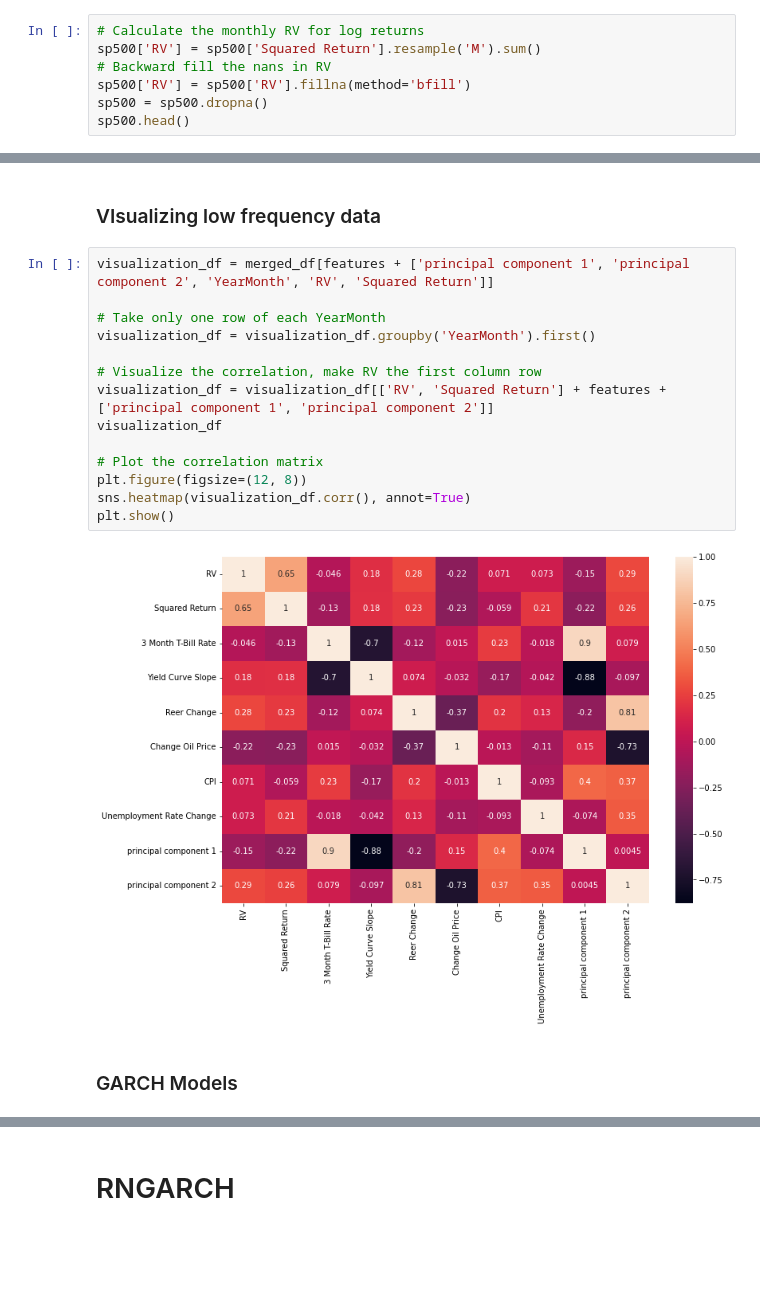
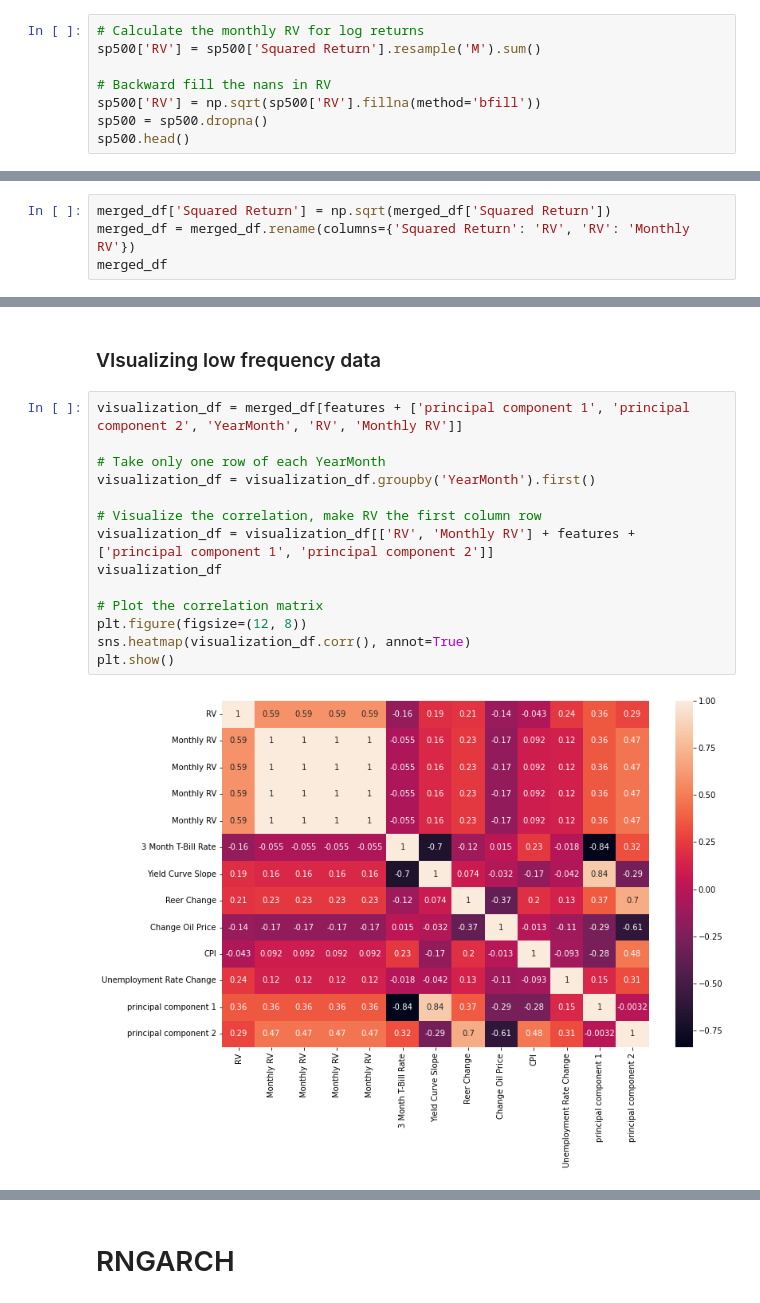
Before and after one commit to setamies/volatility-modeling, a Jupyter notebook: main.ipynb, the cells around one changed output, grey strips where cells are left out. Cells and saved outputs as stored; diff of their text form; blank space fills up the shorter version.

```diff
--- a/main.ipynb
+++ b/main.ipynb
@@ -71,8 +54,9 @@ macro_df
 # %%
 # Calculate the monthly RV for log returns
 sp500['RV'] = sp500['Squared Return'].resample('M').sum()
+
 # Backward fill the nans in RV
-sp500['RV'] = sp500['RV'].fillna(method='bfill')
+sp500['RV'] = np.sqrt(sp500['RV'].fillna(method='bfill'))
 sp500 = sp500.dropna()
 sp500.head()
 # %% [output]
@@ -101,0 +80,4 @@ See the caveats in the documentation: https://pandas.pydata.org/pandas-docs/stab
+# %%
+merged_df['Squared Return'] = np.sqrt(merged_df['Squared Return'])
+merged_df = merged_df.rename(columns={'Squared Return': 'RV', 'RV': 'Monthly RV'})
+merged_df
@@ -300,20 +298,18 @@ p-value: 3.416892870817883e-30
 # %% [markdown]
 ### VIsualizing low frequency data
 # %%
-visualization_df = merged_df[features + ['principal component 1', 'principal component 2', 'YearMonth', 'RV', 'Squared Return']]
+visualization_df = merged_df[features + ['principal component 1', 'principal component 2', 'YearMonth', 'RV', 'Monthly RV']]
 
 # Take only one row of each YearMonth
 visualization_df = visualization_df.groupby('YearMonth').first()
 
 # Visualize the correlation, make RV the first column row
-visualization_df = visualization_df[['RV', 'Squared Return'] + features + ['principal component 1', 'principal component 2']]
+visualization_df = visualization_df[['RV', 'Monthly RV'] + features + ['principal component 1', 'principal component 2']]
 visualization_df
 
 # Plot the correlation matrix
 plt.figure(figsize=(12, 8))
 sns.heatmap(visualization_df.corr(), annot=True)
 plt.show()
 # %% [output]
-[figure, old version]
+[figure, new version]
-# %% [markdown]
-### GARCH Models
```
Also changed, not shown: parts of 19 cells of this notebook, 5 other files.
